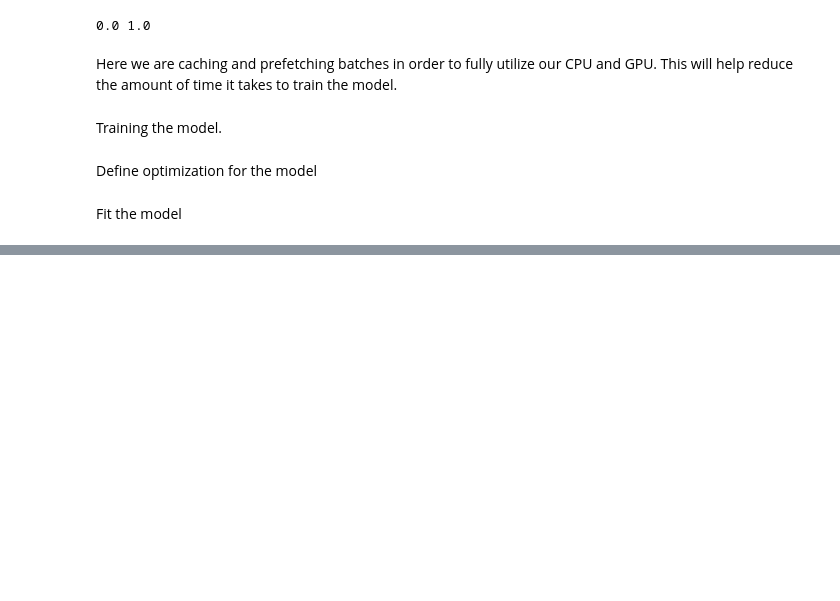
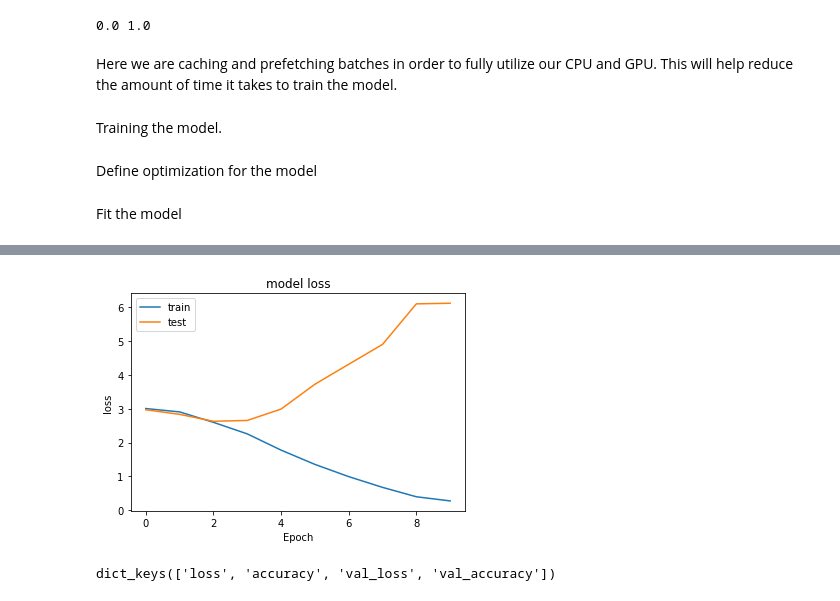
Before and after one commit to EricCallaway/ML_Assignment_03_CNN, a Jupyter notebook: ML_Assignment_03_CNN.ipynb, the cells around one changed output, grey strips where cells are left out. Drawn from its saved outputs; the diff is of its cells as text; code cells hidden in the pictures; blank space fills up the shorter version.

```diff
--- a/ML_Assignment_03_CNN.ipynb
+++ b/ML_Assignment_03_CNN.ipynb
@@ -150,0 +380,19 @@ Epoch 3/3
+# %%
+# summarize history for loss
+plt.plot(history.history['loss'])
+plt.plot(history.history['val_loss'])
+plt.title('Model Loss')
+plt.ylabel('Loss')
+plt.xlabel('Epoch')
+plt.legend(['train', 'test'], loc='upper left')
+plt.show()
+# %% [output]
+[figure, added]
+# %%
+print(history.history.keys())
+accuracy = history.history['accuracy']
+val_accuracy = history.history['val_accuracy']
+loss = history.history['loss']
+val_loss = history.history['val_loss']
+# %% [output]
+dict_keys(['loss', 'accuracy', 'val_loss', 'val_accuracy'])
```
Also changed, not shown: parts of 62 cells of this notebook.
